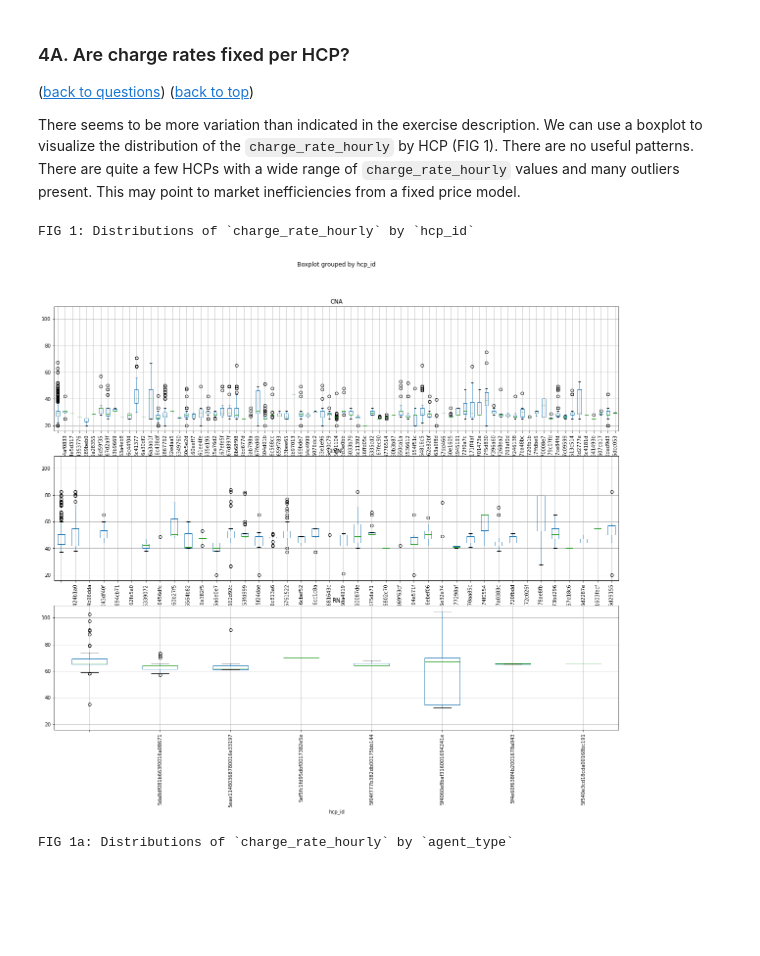
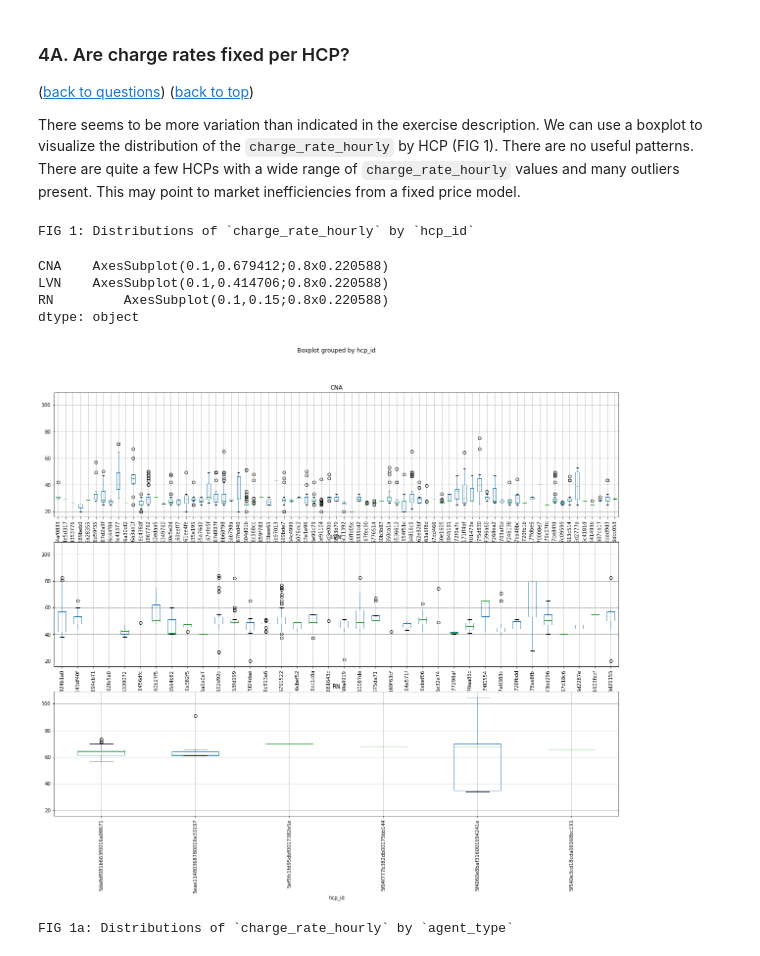
Before and after one commit to bootstrapt/clipboard-health-wbd-notebook, a Jupyter notebook: pricing_wbd.ipynb, the cells around one changed output. Cells and saved outputs as stored; diff of their text form; code cells hidden in the pictures; blank space fills up the shorter version.

```diff
--- a/pricing_wbd.ipynb
+++ b/pricing_wbd.ipynb
@@ -117,6 +110,9 @@ raw_shift_data.sample(3)
 
 _Run the block below to verify that the data has the same columns and number of rows as the dataset we are expecting. Change the `expected_raw_shift_data_types` keys or value types to demo error handling._
 # %%
+# Verify Data
+
+# dict with expected columns and their types
 expected_raw_shift_data_types = pd.core.series.Series({
     'agent_type': np.dtype('O'),
     'charge_rate_hourly': np.dtype('float64'),
@@ -132,24 +128,23 @@ expected_raw_shift_data_types = pd.core.series.Series({
     'Shift Status': np.dtype('O'),
     'Shift Time': np.dtype('O')
 })
-expected_raw_shift_data_shape = (8404, 13)
-
+# lists of actual and expected column names
 actual_column_names = raw_shift_data.columns.to_list()
 expected_column_names = list(expected_raw_shift_data_types.keys())
 
-def compareLists(expected, actual):
+# helper function to diff expected vs actual
+def diffLists(expected, actual):
     missing = []
-    extra = []
+    unexpected = []
     for n in expected:
         if n not in actual:
             missing.append(n)
     for n in actual:
         if n not in expected:
-            extra.append(n)
-    return {'missing': missing, 'extraneous': extra}
+            unexpected.append(n)
+    return {'missing': missing, 'unexpected': unexpected}
 
-print('Does the data shape match expected?')
-print(expected_raw_shift_data_shape == raw_shift_data.shape)
+# UI
 print('\nDo column types match expected?')
 
 try:
@@ -164,11 +159,11 @@ try:
     display(combined_raw_shift_data_types)
 
 except ValueError as e:
-    # handle error where column names do not match, guiding user
+    # handle error where column names do not match, providing missing and unexpected columns
     if str(e) == 'Can only compare identically-labeled Series objects':
-        headers_diff = compareLists(expected_column_names, actual_column_names)
+        headers_diff = diffLists(expected_column_names, actual_column_names)
         print('Error. Column names do not match expected, could not check column types.\n')
-        print('Extraneous Columns (remove): {}'.format(headers_diff['extraneous']))
+        print('Unexpected Columns (remove): {}'.format(headers_diff['unexpected']))
         print('      Missing Columns (add): {}'.format(headers_diff['missing']))
     else:
         print('Other ValueError: {}'.format(e))
@@ -201,28 +196,30 @@ def check_dataframe_values(df_col_name: str, expected_values: list):
         print('No, {} is missing expected values: {}'.format(df_col_name, missing_values))
     return True
 
-
-expected_shift_time_values = [
+# value level checks
+# since we know what to expect, we can check for expected values
+# errors will print both missing and/or unexpected values for easy troubleshooting
+SHIFT_TIME_VALUES = [
     'am',
     'pm',
     'noc',
     'custom'
 ]
-check_dataframe_values('Shift Time', expected_shift_time_values)
+check_dataframe_values('Shift Time', SHIFT_TIME_VALUES)
 
-expected_agent_type_values = [
+AGENT_TYPE_VALUES = [
     'CNA',
     'LVN',
     'RN'
 ]
-check_dataframe_values('agent_type', expected_agent_type_values)
+check_dataframe_values('agent_type', AGENT_TYPE_VALUES)
 
-expected_shift_status_values = [
+SHIFT_STATUS_VALUES = [
     'Cancelled',
     'Cancelled Filled',
     'NCNS',
     'verified',
     'Unfilled'
 ]
-check_dataframe_values('Shift Status', expected_shift_status_values)
+check_dataframe_values('Shift Status', SHIFT_STATUS_VALUES)
 # %% [output]
@@ -433,10 +413,15 @@ C. [What correlates with Shift Status?](#4C.-What-correlates-with-Shift-Status?)
 There seems to be more variation than indicated in the exercise description. We can use a boxplot to visualize the distribution of the `charge_rate_hourly` by HCP (FIG 1). There are no useful patterns. There are quite a few HCPs with a wide range of `charge_rate_hourly` values and many outliers present. This may point to market inefficiencies from a fixed price model.
 # %%
 print('FIG 1: Distributions of `charge_rate_hourly` by `hcp_id`')
-tsd_bp = tr_shift_data.groupby('agent_type').boxplot(column=['charge_rate_hourly'], by='hcp_id', rot=90,figsize=(20, 16), return_type=None, layout=(3,1))
+tsd_bp = tr_shift_data.query('`Shift Status` == "verified"').groupby('agent_type').boxplot(column=['charge_rate_hourly'], by='hcp_id', rot=90,figsize=(20, 16), return_type=None, layout=(3,1))
+display(tsd_bp)
 # %% [output]
 FIG 1: Distributions of `charge_rate_hourly` by `hcp_id`
+CNA    AxesSubplot(0.1,0.679412;0.8x0.220588)
+LVN    AxesSubplot(0.1,0.414706;0.8x0.220588)
+RN         AxesSubplot(0.1,0.15;0.8x0.220588)
+dtype: object
-[figure, old version]
+[figure, new version]
 # %%
 print('FIG 1a: Distributions of `charge_rate_hourly` by `agent_type`')
 fig, ax = plt.subplots(figsize =(16, 6))
```
Also changed, not shown: parts of 6 cells of this notebook.
